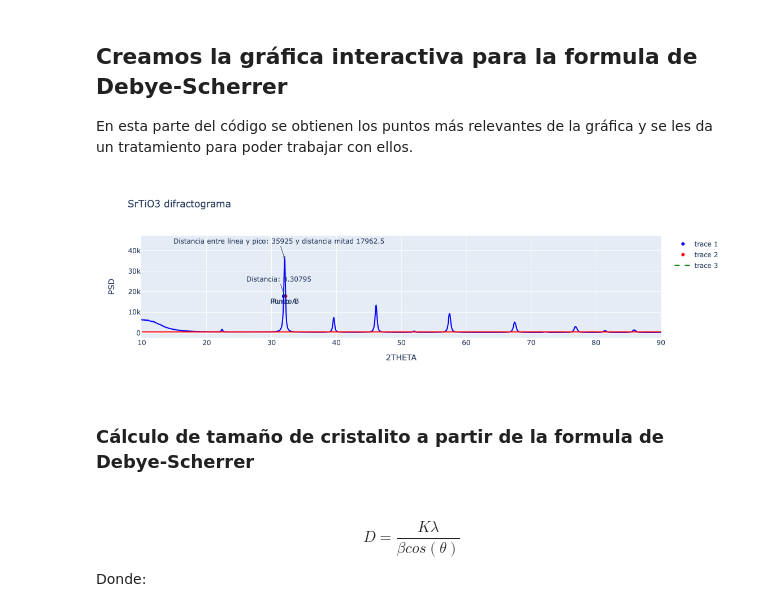
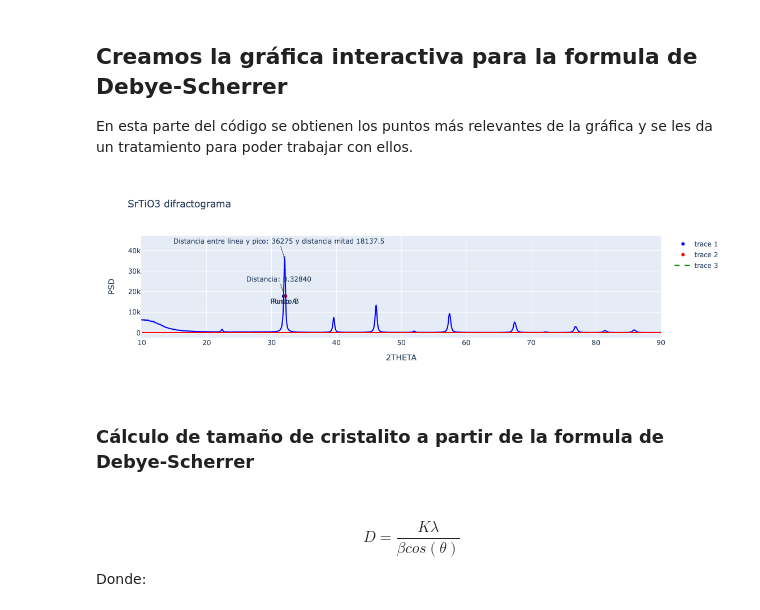
Before and after one commit to joscor34/XRD_interpreter, a Jupyter notebook: XRD_file_interpreter.ipynb, the cells around one changed output. Saved outputs shown, nothing was run; the diff lists cells and outputs as text; code cells hidden in the pictures.

Commit message:
Se creó una función que calcula FWHM de manera más exacta

```diff
--- a/XRD_file_interpreter.ipynb
+++ b/XRD_file_interpreter.ipynb
@@ -48,7 +48,7 @@ En esta parte del código se obtienen los puntos más relevantes de la gráfica
 # %%
 df = pd.read_csv('data.csv')
 
-y_position_value_global = 450
+y_position_value_global = 100
 beta_constant_value = 0
 
 
@@ -67,8 +67,10 @@ fig.add_shape(
 
 #-------------------------------------------------
 #Se calcula la altura máxima en de la reflexión más grande:
-altura_reflexion_max = max(df[' PSD'].values) - y_position_value_global
-
+#altura_reflexion_max = max(df[' PSD'].values).idxmin - y_position_value_global
+# indice reflexión más alta
+indice_refle_mas_alta = df[df[' PSD'] == max(df[' PSD'].values)].index[0]
+#print(indice_refle_mas_alta)
 # Obtenemos la mitad de la distancia con de la reflexión mas grande usando el punto de referencia
 given_PSD_value = altura_reflexion_max/2
 
@@ -96,37 +98,42 @@ promedio_de_dos_puntos = ((df[' 2THETA'][next_upper_index] + df[' 2THETA'][next_
 # Agregamos dos puntos con las coordenadas de closes index y el promedio de 2theta en el next_upper_index y next_upper_index + 1
 fig.add_trace(go.Scatter(x=[df[' 2THETA'][closest_index]], y=[df[' PSD'][closest_index]], mode='markers+text', text='Punto A', textposition='bottom center', marker=dict(color='blue')))
 fig.add_trace(go.Scatter(x=[promedio_de_dos_puntos], y=[df[' PSD'][closest_index]], mode='markers+text', text='Punto B', textposition='bottom center', marker=dict(color='red')))
 
 
 # Creamos una linea entre esos cos puntos
 fig.add_trace(go.Scatter(x=[df[' 2THETA'][closest_index], promedio_de_dos_puntos], y=[df[' PSD'][closest_index], df[' PSD'][closest_index]], mode='lines', line=dict(color='green', dash='dash')))
 
 
 # Se calcula la distancia con la formula euclidiana
-distance_two_points = np.sqrt((df[' 2THETA'][closest_index] - (promedio_de_dos_puntos))**2 + (df[' PSD'][closest_index] - df[' PSD'][closest_index])**2)
+def calculate_fwhm(index):
+    half_max = df[' PSD'][index] / 2  # Half of the peak's maximum value
+    left_bound = np.where(df[' PSD'][:index] < half_max)[0][-1]  # Left boundary
+    right_bound = np.where(df[' PSD'][index:] < half_max)[0][0] + index  # Right boundary
+    fwhm = df[' 2THETA'][right_bound] - df[' 2THETA'][left_bound]  # FWHM calculation
+    return fwhm
 
-
-beta_constant_value = distance_two_points  #Se guardan los datos en la variable global
+beta_constant_value = calculate_fwhm(indice_refle_mas_alta)  #Se guardan los datos en la variable global
+distance_two_points = beta_constant_value
 # Se agrega una anotación con esta distancia
 fig.add_annotation(
     x=(next_upper_2THETA + closest_2THETA_value)/2,
     y=df[' PSD'][closest_index],
     text=f'Distancia: {distance_two_points:.5f}', # Ponemos la distancia con 3 puntos decimales
     showarrow=True,
     arrowhead=1,
 )
 
 fig.add_annotation(
     x=(next_upper_2THETA + closest_2THETA_value)/2,
     y=df[' PSD'][closest_index + 3],
     text=f'Distancia entre linea y pico: {altura_reflexion_max} y distancia mitad {altura_reflexion_max/2}', # Ponemos la distancia con 3 puntos decimales
     showarrow=True,
     arrowhead=1,
 )
 
 fig.show()
 # %% [output]
-[figure, old version]
+[figure, new version]
 # %% [markdown]
 ### Cálculo de tamaño de cristalito a partir de la formula de Debye-Scherrer
 
```
Also changed, not shown: parts of 3 cells of this notebook.
